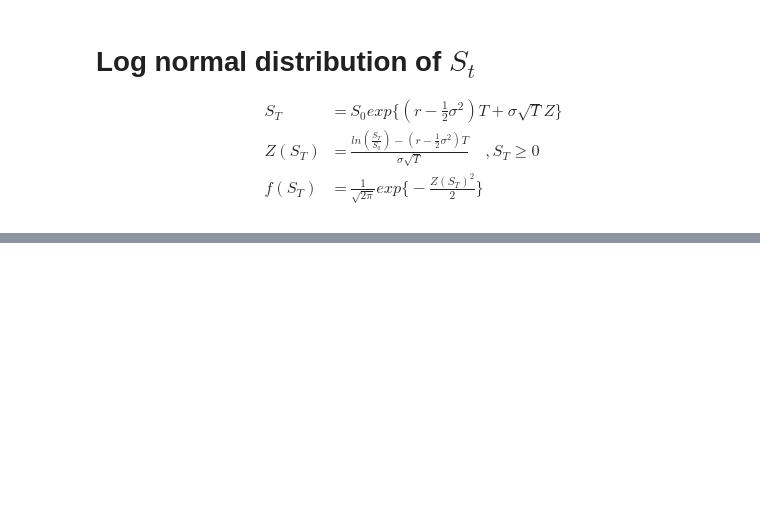
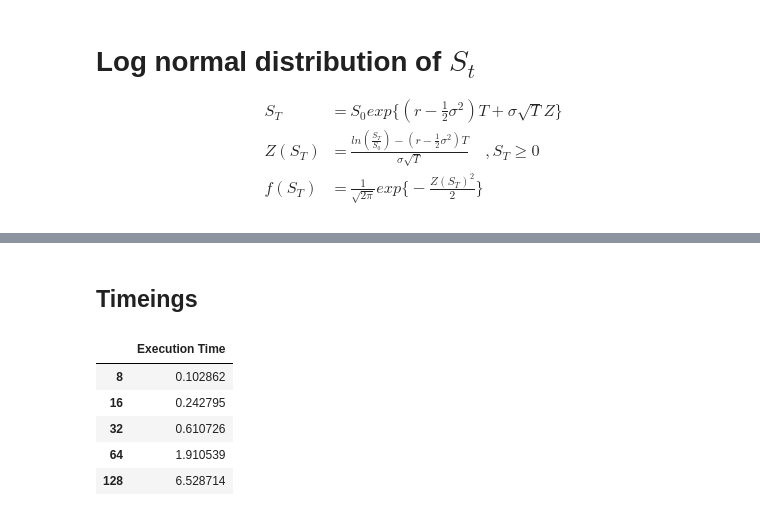
Before and after one commit to ithakis/Pricing-Options-with-Black-Scholes, a Jupyter notebook: Pricing Options with Fourier.ipynb, the cells around one changed output, grey strips where cells are left out. Cells and saved outputs as stored; diff of their text form; code cells hidden in the pictures; blank space fills up the shorter version.

```diff
--- a/Pricing Options with Fourier.ipynb
+++ b/Pricing Options with Fourier.ipynb
@@ -154,0 +158,22 @@ Name: Avg Residual, dtype: float64
+# %% [markdown]
+## Timeings
+# %%
+x = np.array([100.0])
+Ns = [8, 16, 32, 64, 128]
+timings = []
+for i, N in tqdm(enumerate(Ns), total=5):
+    avg_time = []
+    for _ in range(10):
+        t = perf_counter()
+        _ = get_fourier_approx(f=f, x=x, a=a, b=b, N=N)
+        avg_time.append(perf_counter() - t)
+    timings.append(np.mean(avg_time))
+
+pd.DataFrame(timings, index=Ns, columns=['Execution Time'])
+# %% [output]
+|  | Execution Time |
+| 8 | 0.102862 |
+| 16 | 0.242795 |
+| 32 | 0.610726 |
+| 64 | 1.910539 |
+| 128 | 6.528714 |
```
Also changed, not shown: parts of 4 cells of this notebook.
